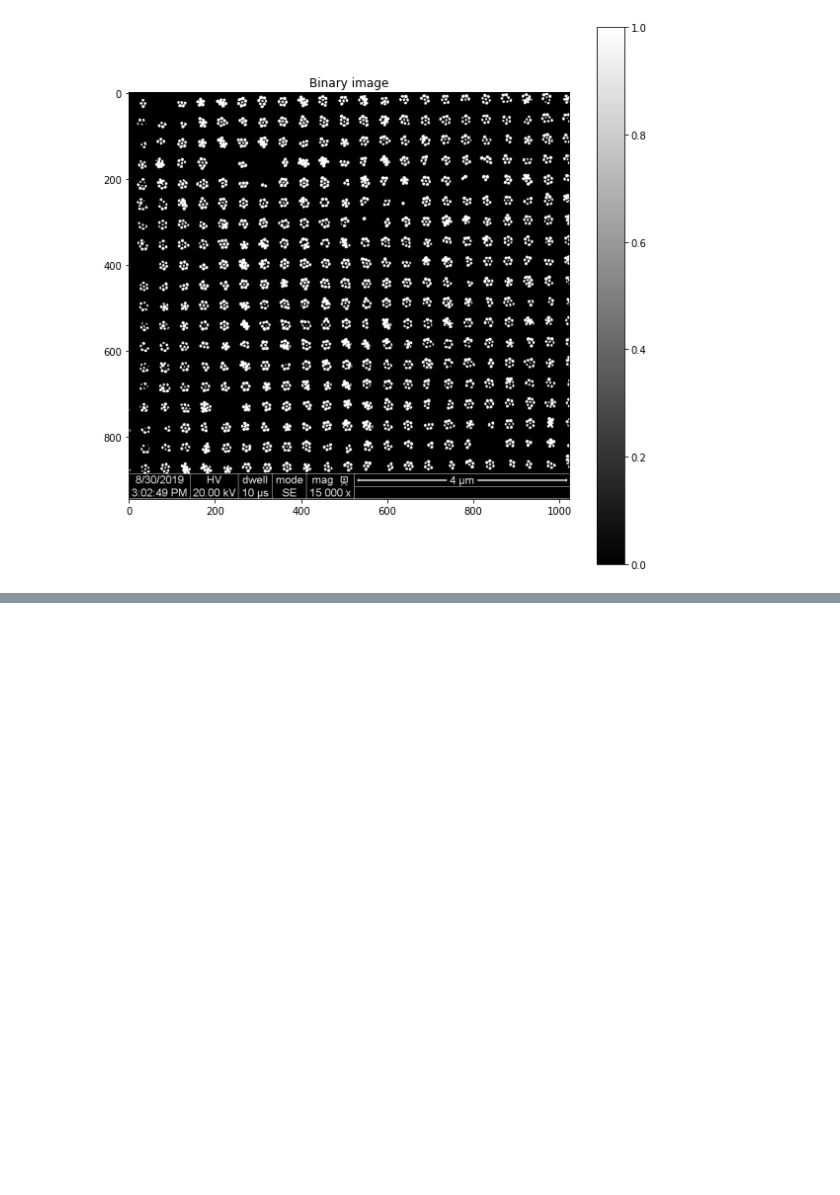
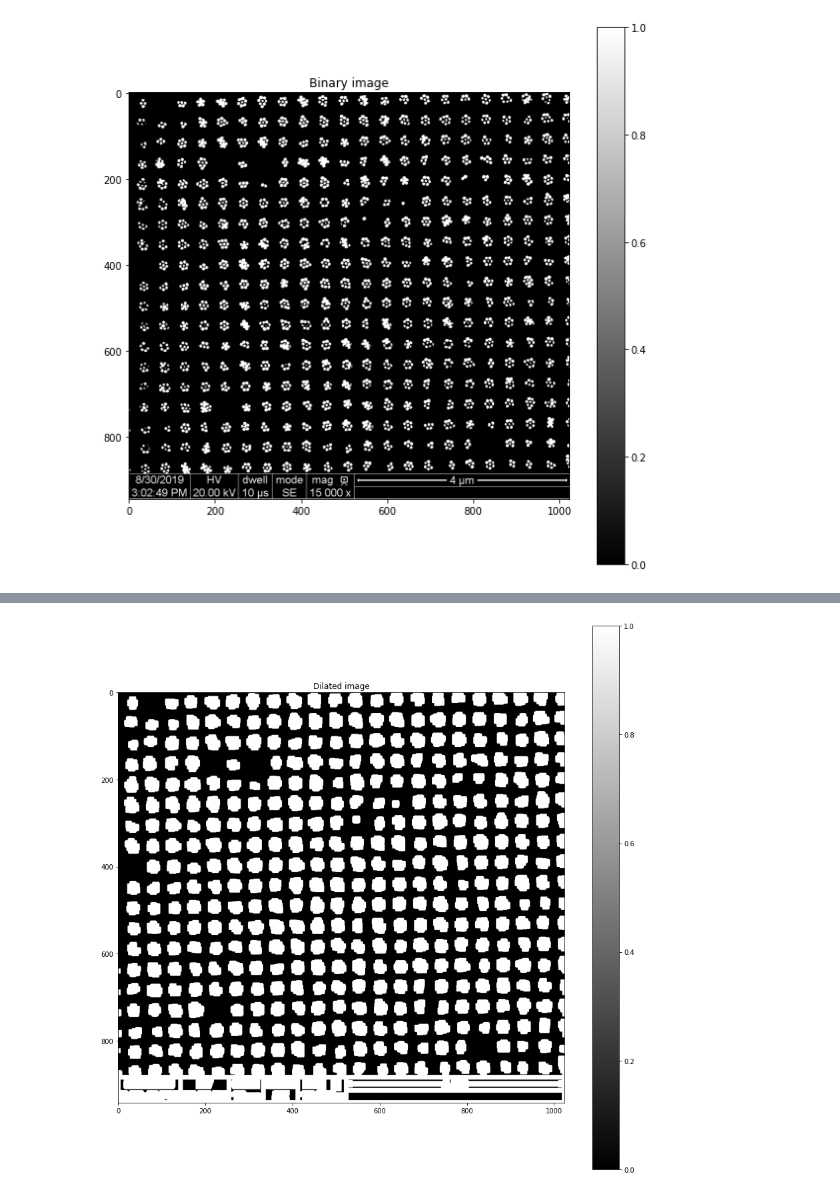
Before and after one commit to Clapfire/oip_image_processing_assignment_1, a Jupyter notebook: src/segmentation.ipynb, the cells around one changed output, grey strips where cells are left out. Cells and saved outputs as stored; diff of their text form; code cells hidden in the pictures; blank space fills up the shorter version.

```diff
--- a/src/segmentation.ipynb
+++ b/src/segmentation.ipynb
@@ -51,0 +57,9 @@ oiplib.binary2Set(binImg)
+# %%
+# Convert binary image to set.
+setImg = oiplib.binary2Set(binImg)
+
+# Dilate set.
+dilatedSetImg = oiplib.dilateSet(setImg, oiplib.createStructuringElement(5))
+oiplib.showImage(oiplib.set2Binary(dilatedSetImg, binImg.shape), "Dilated image", figsize=15, vmax=1);
+# %% [output]
+[figure, added]
```
Also changed, not shown: parts of 3 cells of this notebook, 1 other file.
